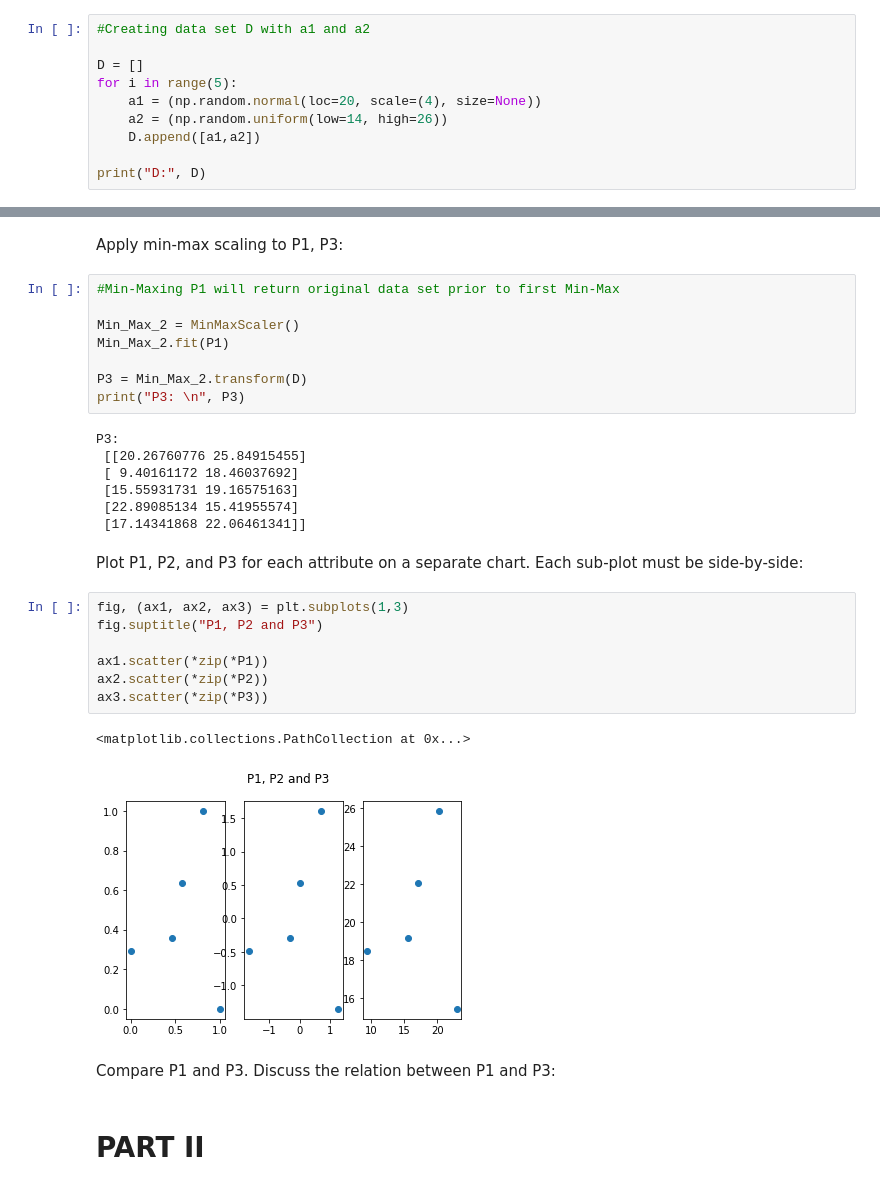
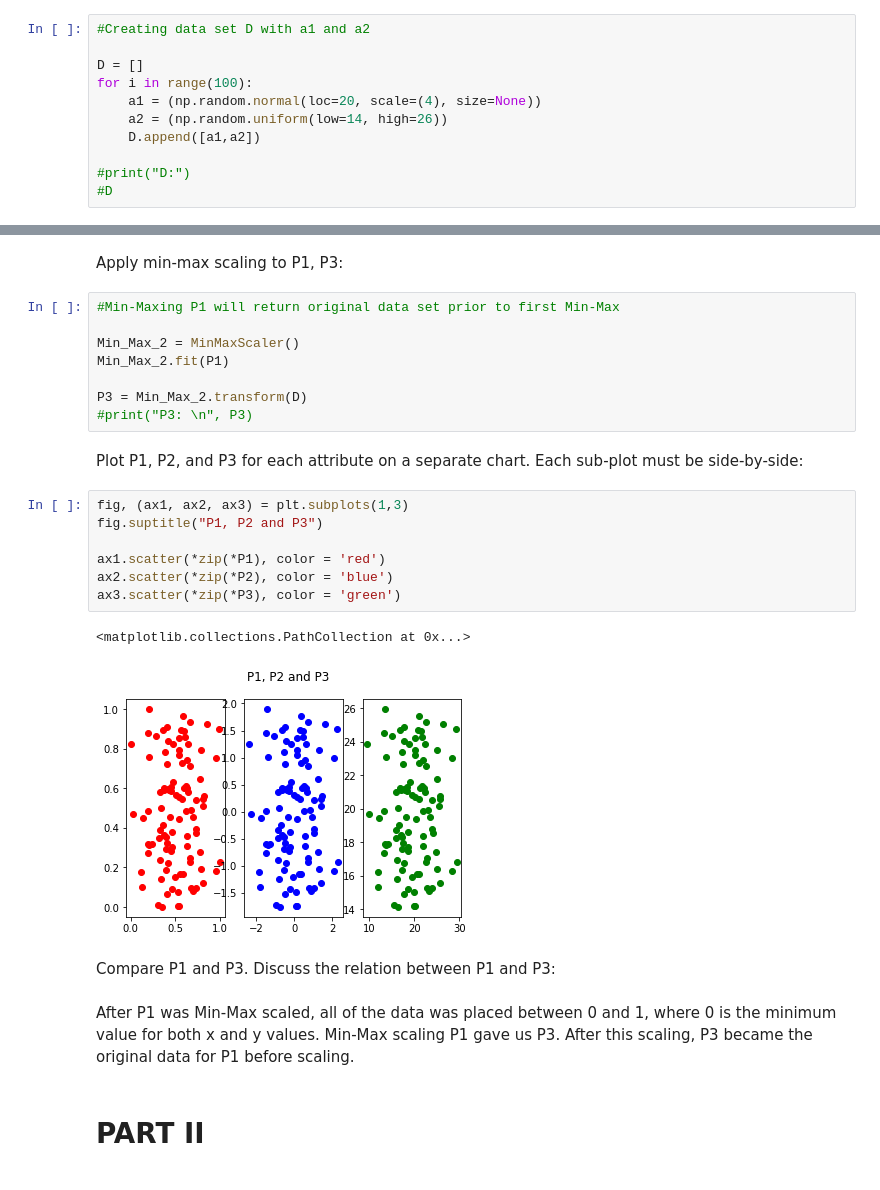
Before and after one commit to cst1493/CMPS470_MachineLearning, a Jupyter notebook: C1/C1.ipynb, the cells around one changed output, grey strips where cells are left out. Saved outputs shown, nothing was run; the diff lists cells and outputs as text.

```diff
--- a/C1/C1.ipynb
+++ b/C1/C1.ipynb
@@ -36,9 +39,10 @@ a2 is from a uniform distribution U(min=14,max=26)<br>
 #Creating data set D with a1 and a2
 
 D = []
-for i in range(5):
+for i in range(100):
     a1 = (np.random.normal(loc=20, scale=(4), size=None))
     a2 = (np.random.uniform(low=14, high=26))
     D.append([a1,a2])
 
-print("D:", D)
+#print("D:")
+#D
@@ -85,28 +73,23 @@ Min_Max_2 = MinMaxScaler()
 Min_Max_2.fit(P1)
 
 P3 = Min_Max_2.transform(D)
-print("P3: \n", P3)
+#print("P3: \n", P3)
-# %% [output]
-P3:
- [[20.26760776 25.84915455]
- [ 9.40161172 18.46037692]
- [15.55931731 19.16575163]
- [22.89085134 15.41955574]
- [17.14341868 22.06461341]]
 # %% [markdown]
 Plot P1, P2, and P3 for each attribute on a separate chart. Each sub-plot must be side-by-side:
 # %%
 fig, (ax1, ax2, ax3) = plt.subplots(1,3)
 fig.suptitle("P1, P2 and P3")
 
-ax1.scatter(*zip(*P1))
-ax2.scatter(*zip(*P2))
-ax3.scatter(*zip(*P3))
+ax1.scatter(*zip(*P1), color = 'red')
+ax2.scatter(*zip(*P2), color = 'blue')
+ax3.scatter(*zip(*P3), color = 'green')
 # %% [output]
 <matplotlib.collections.PathCollection at 0x...>
-[figure, old version]
+[figure, new version]
 # %% [markdown]
 Compare P1 and P3. Discuss the relation between P1 and P3:
+# %% [markdown]
+After P1 was Min-Max scaled, all of the data was placed between 0 and 1, where 0 is the minimum value for both x and y values. Min-Max scaling P1 gave us P3. After this scaling, P3 became the original data for P1 before scaling.
 # %% [markdown]
 # PART II
 # %% [markdown]
```
Also changed, not shown: parts of 20 cells of this notebook.
